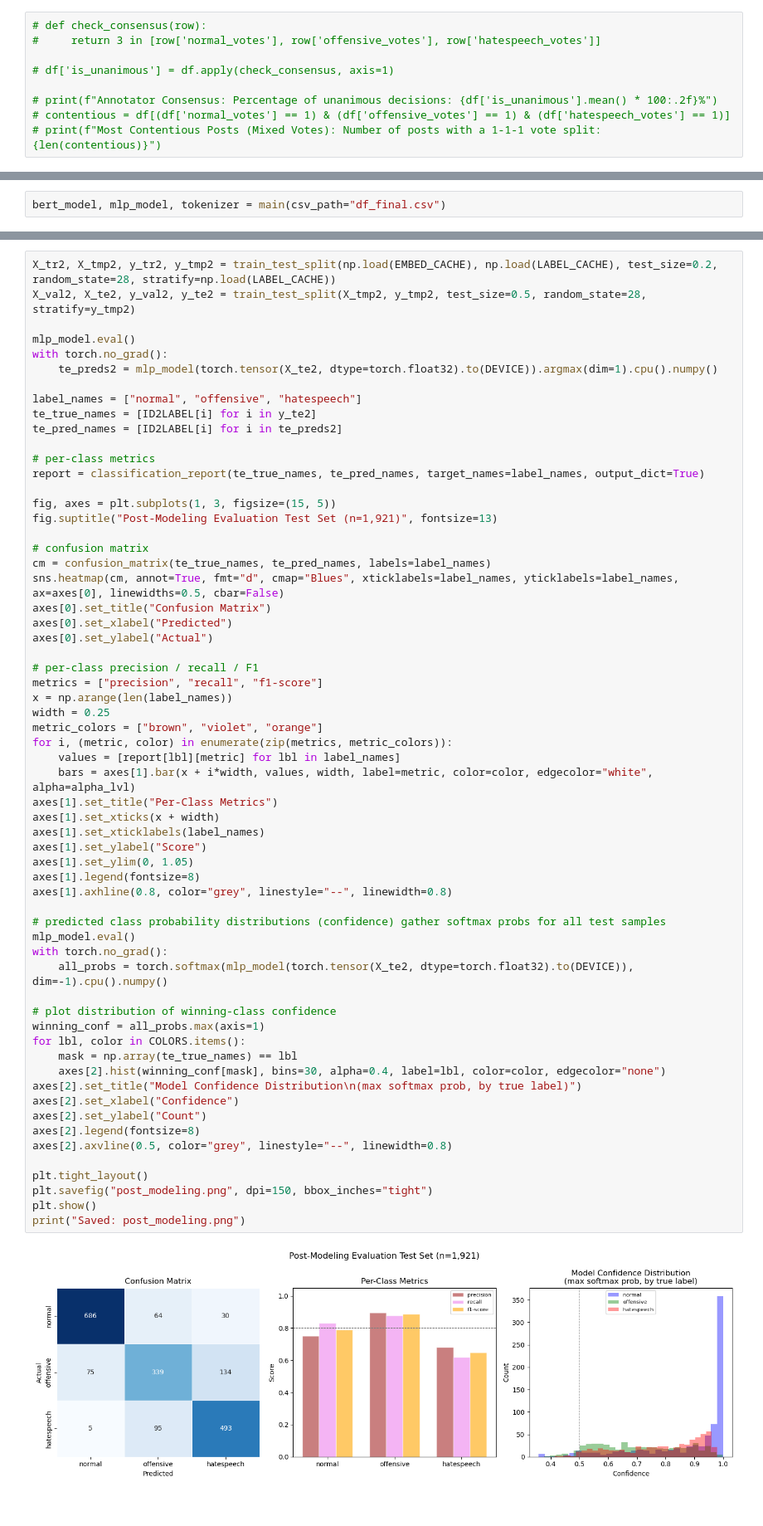
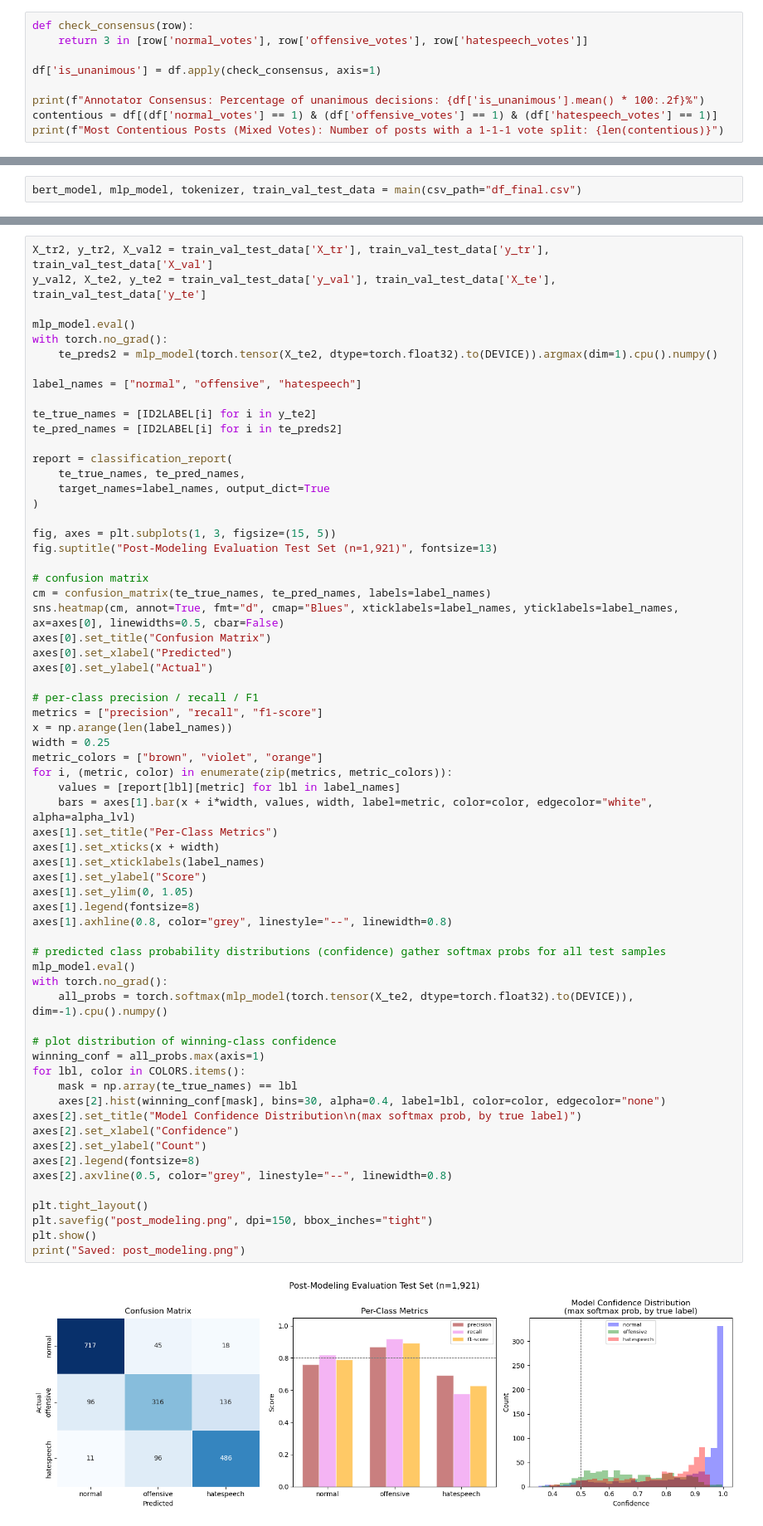
Before and after one commit to arielktran/HateSpeech, a Jupyter notebook: 3_class_MLP_classifier/mini_project_1_code.ipynb, the cells around one changed output, grey strips where cells are left out. Shown at 83% size. Saved outputs shown, nothing was run; the diff lists cells and outputs as text.

```diff
--- a/3_class_MLP_classifier/mini_project_1_code.ipynb
+++ b/3_class_MLP_classifier/mini_project_1_code.ipynb
@@ -40,9 +86,9 @@ None
 # %%
-# def check_consensus(row):
-#     return 3 in [row['normal_votes'], row['offensive_votes'], row['hatespeech_votes']]
+def check_consensus(row):
+    return 3 in [row['normal_votes'], row['offensive_votes'], row['hatespeech_votes']]
 
-# df['is_unanimous'] = df.apply(check_consensus, axis=1)
+df['is_unanimous'] = df.apply(check_consensus, axis=1)
 
-# print(f"Annotator Consensus: Percentage of unanimous decisions: {df['is_unanimous'].mean() * 100:.2f}%")
-# contentious = df[(df['normal_votes'] == 1) & (df['offensive_votes'] == 1) & (df['hatespeech_votes'] == 1)]
-# print(f"Most Contentious Posts (Mixed Votes): Number of posts with a 1-1-1 vote split: {len(contentious)}")
+print(f"Annotator Consensus: Percentage of unanimous decisions: {df['is_unanimous'].mean() * 100:.2f}%")
+contentious = df[(df['normal_votes'] == 1) & (df['offensive_votes'] == 1) & (df['hatespeech_votes'] == 1)]
+print(f"Most Contentious Posts (Mixed Votes): Number of posts with a 1-1-1 vote split: {len(contentious)}")
@@ -467,5 +702,5 @@ def main(csv_path="df_final.csv", sample_n=None):
 # %% [output]
 Device: cpu
 # %%
-bert_model, mlp_model, tokenizer = main(csv_path="df_final.csv")
+bert_model, mlp_model, tokenizer, train_val_test_data = main(csv_path="df_final.csv")
 # %% [output]
@@ -536,17 +826,20 @@ Saved: mlp_training.png
 # %%
-X_tr2, X_tmp2, y_tr2, y_tmp2 = train_test_split(np.load(EMBED_CACHE), np.load(LABEL_CACHE), test_size=0.2, random_state=28, stratify=np.load(LABEL_CACHE))
-X_val2, X_te2, y_val2, y_te2 = train_test_split(X_tmp2, y_tmp2, test_size=0.5, random_state=28, stratify=y_tmp2)
+X_tr2, y_tr2, X_val2 = train_val_test_data['X_tr'], train_val_test_data['y_tr'], train_val_test_data['X_val']
+y_val2, X_te2, y_te2 = train_val_test_data['y_val'], train_val_test_data['X_te'], train_val_test_data['y_te']
 
 mlp_model.eval()
 with torch.no_grad():
     te_preds2 = mlp_model(torch.tensor(X_te2, dtype=torch.float32).to(DEVICE)).argmax(dim=1).cpu().numpy()
 
 label_names = ["normal", "offensive", "hatespeech"]
+
 te_true_names = [ID2LABEL[i] for i in y_te2]
 te_pred_names = [ID2LABEL[i] for i in te_preds2]
 
-# per-class metrics
-report = classification_report(te_true_names, te_pred_names, target_names=label_names, output_dict=True)
+report = classification_report(
+    te_true_names, te_pred_names,
+    target_names=label_names, output_dict=True
+)
 
 fig, axes = plt.subplots(1, 3, figsize=(15, 5))
 fig.suptitle("Post-Modeling Evaluation Test Set (n=1,921)", fontsize=13)
@@ -568,32 +861,32 @@ for i, (metric, color) in enumerate(zip(metrics, metric_colors)):
     bars = axes[1].bar(x + i*width, values, width, label=metric, color=color, edgecolor="white", alpha=alpha_lvl)
 axes[1].set_title("Per-Class Metrics")
 axes[1].set_xticks(x + width)
 axes[1].set_xticklabels(label_names)
 axes[1].set_ylabel("Score")
 axes[1].set_ylim(0, 1.05)
 axes[1].legend(fontsize=8)
 axes[1].axhline(0.8, color="grey", linestyle="--", linewidth=0.8)
 
 # predicted class probability distributions (confidence) gather softmax probs for all test samples
 mlp_model.eval()
 with torch.no_grad():
     all_probs = torch.softmax(mlp_model(torch.tensor(X_te2, dtype=torch.float32).to(DEVICE)), dim=-1).cpu().numpy()
 
 # plot distribution of winning-class confidence
 winning_conf = all_probs.max(axis=1)
 for lbl, color in COLORS.items():
     mask = np.array(te_true_names) == lbl
     axes[2].hist(winning_conf[mask], bins=30, alpha=0.4, label=lbl, color=color, edgecolor="none")
 axes[2].set_title("Model Confidence Distribution\n(max softmax prob, by true label)")
 axes[2].set_xlabel("Confidence")
 axes[2].set_ylabel("Count")
 axes[2].legend(fontsize=8)
 axes[2].axvline(0.5, color="grey", linestyle="--", linewidth=0.8)
 
 plt.tight_layout()
 plt.savefig("post_modeling.png", dpi=150, bbox_inches="tight")
 plt.show()
 print("Saved: post_modeling.png")
 # %% [output]
-[figure, old version]
+[figure, new version]
 Saved: post_modeling.png
```
Also changed, not shown: parts of 11 cells of this notebook, 2 other files.
